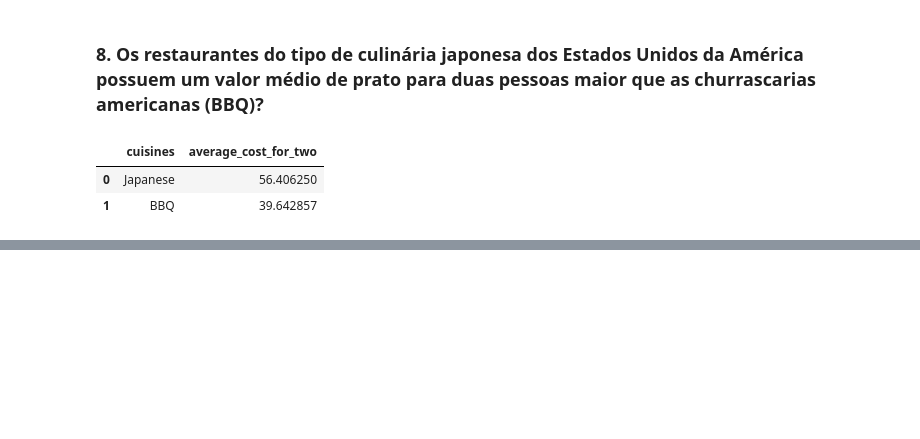
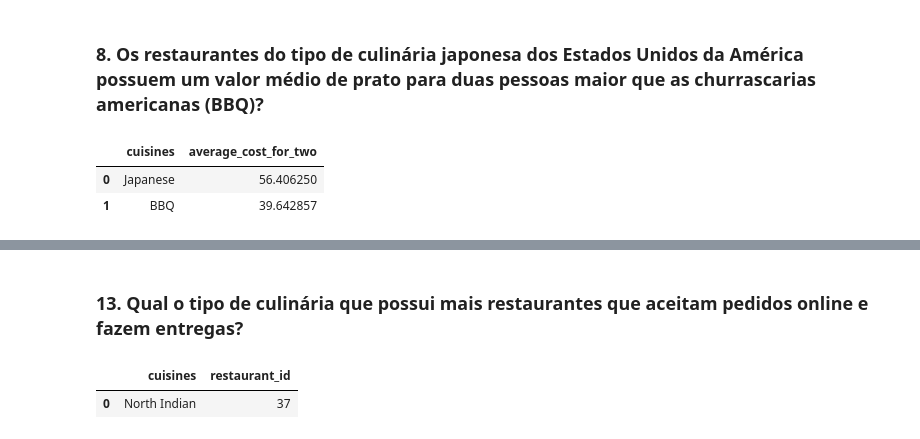
Before and after one commit to BrunnoChampZ/projeto-final-ftc, a Jupyter notebook: notebook/notebook.ipynb, the cells around one changed output, grey strips where cells are left out. Cells and saved outputs as stored; diff of their text form; code cells hidden in the pictures; blank space fills up the shorter version.

```diff
--- a/notebook/notebook.ipynb
+++ b/notebook/notebook.ipynb
@@ -732,0 +821,9 @@ df2.loc[df2['cuisines'] == 'Brazilian', :].nlargest(1, 'aggregate_rating')['rest
+# %% [markdown]
+### 13. Qual o tipo de culinária que possui mais restaurantes que aceitam pedidos online e fazem entregas?
+# %%
+# Answering the question: What is the type of cuisine that has the highest number of restaurants that has table booking and online delivery?
+df2.loc[(df2['has_table_booking'] == 1) & (df2['has_online_delivery'] == 1), ['cuisines', 'restaurant_id']
+                                        ].groupby('cuisines').count().nlargest(1, 'restaurant_id').reset_index()
+# %% [output]
+|  | cuisines | restaurant_id |
+| 0 | North Indian | 37 |
```
Also changed, not shown: parts of 25 cells of this notebook.
